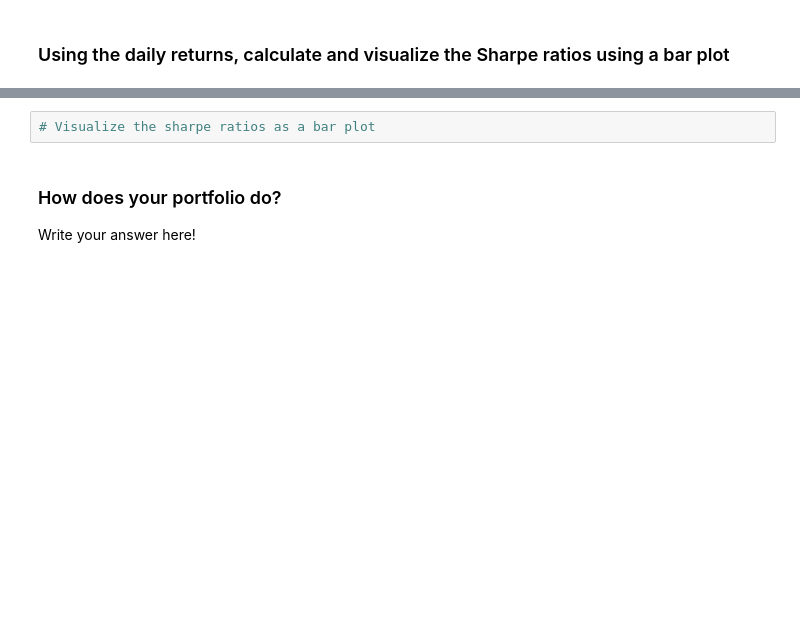
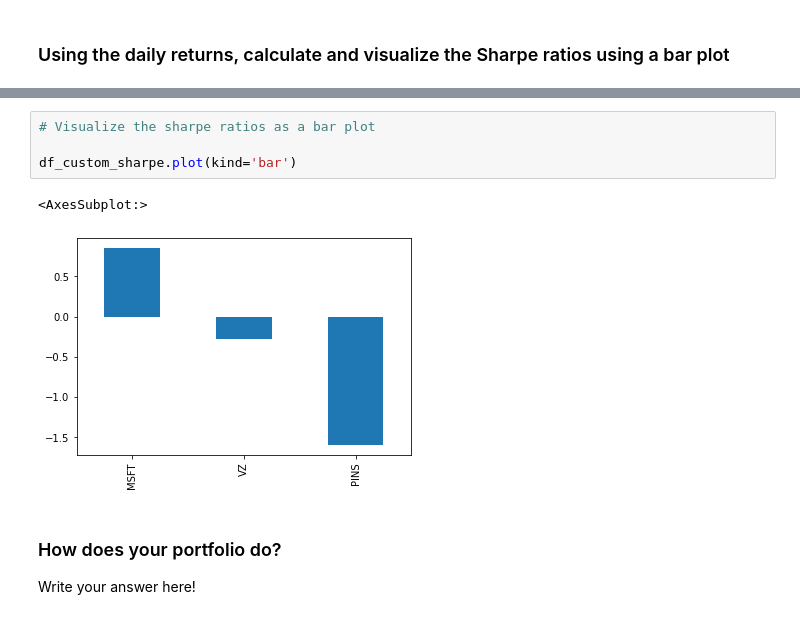
Before and after one commit to bkamalnivas/pandas-homework-1, a Jupyter notebook: whale_analysis.ipynb, the cells around one changed output, grey strips where cells are left out. Cells and saved outputs as stored; diff of their text form; blank space fills up the shorter version.

```diff
--- a/whale_analysis.ipynb
+++ b/whale_analysis.ipynb
@@ -458,5 +593,10 @@ weights = [1/3, 1/3, 1/3]
 # %%
 # Visualize the sharpe ratios as a bar plot
+
+df_custom_sharpe.plot(kind='bar')
+# %% [output]
+<AxesSubplot:>
+[figure, added]
 # %% [markdown]
 ### How does your portfolio do?
 
```
Also changed, not shown: parts of 16 cells of this notebook, 4 other files.
